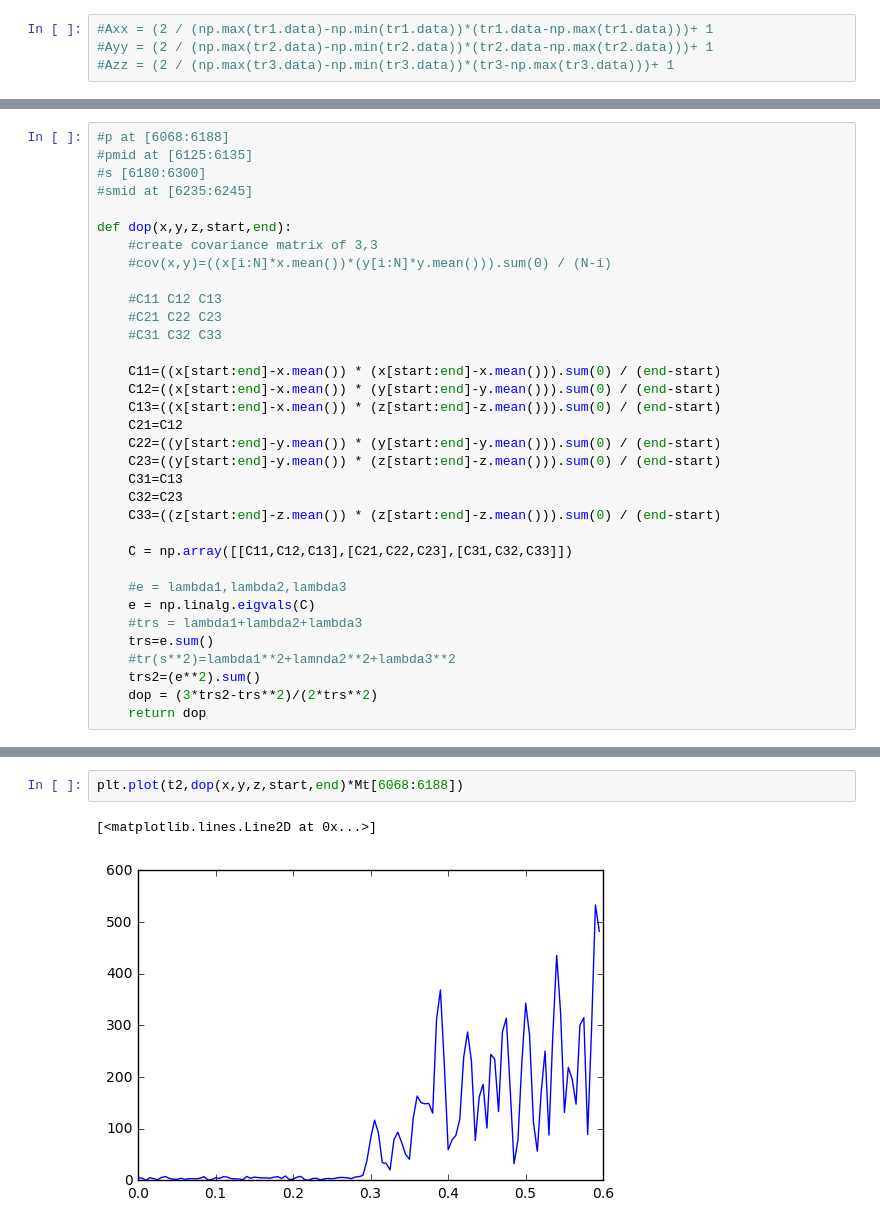
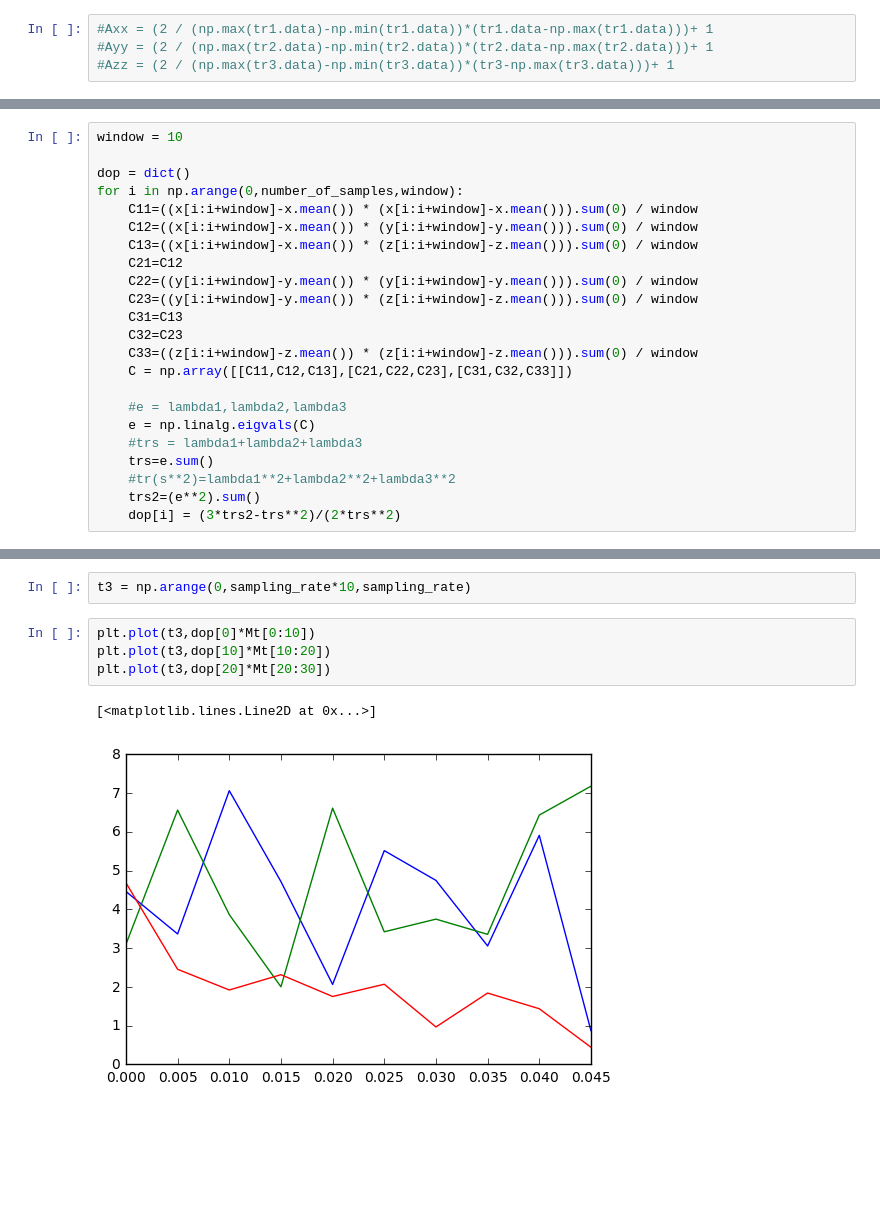
Before and after one commit to internnos/final-project, a Jupyter notebook: Degree of Polarisation.ipynb, the cells around one changed output, grey strips where cells are left out. Drawn from its saved outputs; the diff is of its cells as text; blank space fills up the shorter version.

```diff
--- a/Degree of Polarisation.ipynb
+++ b/Degree of Polarisation.ipynb
@@ -41,34 +50,23 @@ plt.plot(t2,Mt[6068:6188])
 # %%
-#p at [6068:6188]
-#pmid at [6125:6135]
-#s [6180:6300]
-#smid at [6235:6245]
+window = 10
 
-def dop(x,y,z,start,end):
-    #create covariance matrix of 3,3
-    #cov(x,y)=((x[i:N]*x.mean())*(y[i:N]*y.mean())).sum(0) / (N-i)
-
-    #C11 C12 C13
-    #C21 C22 C23
-    #C31 C32 C33
-
-    C11=((x[start:end]-x.mean()) * (x[start:end]-x.mean())).sum(0) / (end-start)
-    C12=((x[start:end]-x.mean()) * (y[start:end]-y.mean())).sum(0) / (end-start)
-    C13=((x[start:end]-x.mean()) * (z[start:end]-z.mean())).sum(0) / (end-start)
+dop = dict()
+for i in np.arange(0,number_of_samples,window):
+    C11=((x[i:i+window]-x.mean()) * (x[i:i+window]-x.mean())).sum(0) / window
+    C12=((x[i:i+window]-x.mean()) * (y[i:i+window]-y.mean())).sum(0) / window
+    C13=((x[i:i+window]-x.mean()) * (z[i:i+window]-z.mean())).sum(0) / window
     C21=C12
-    C22=((y[start:end]-y.mean()) * (y[start:end]-y.mean())).sum(0) / (end-start)
-    C23=((y[start:end]-y.mean()) * (z[start:end]-z.mean())).sum(0) / (end-start)
+    C22=((y[i:i+window]-y.mean()) * (y[i:i+window]-y.mean())).sum(0) / window
+    C23=((y[i:i+window]-y.mean()) * (z[i:i+window]-z.mean())).sum(0) / window
     C31=C13
     C32=C23
-    C33=((z[start:end]-z.mean()) * (z[start:end]-z.mean())).sum(0) / (end-start)
-
+    C33=((z[i:i+window]-z.mean()) * (z[i:i+window]-z.mean())).sum(0) / window
     C = np.array([[C11,C12,C13],[C21,C22,C23],[C31,C32,C33]])
 
     #e = lambda1,lambda2,lambda3
     e = np.linalg.eigvals(C)
     #trs = lambda1+lambda2+lambda3
     trs=e.sum()
-    #tr(s**2)=lambda1**2+lamnda2**2+lambda3**2
+    #tr(s**2)=lambda1**2+lambda2**2+lambda3**2
     trs2=(e**2).sum()
-    dop = (3*trs2-trs**2)/(2*trs**2)
-    return dop
+    dop[i] = (3*trs2-trs**2)/(2*trs**2)
@@ -82,5 +73,9 @@ end = 6188
-# %%
-plt.plot(t2,dop(x,y,z,start,end)*Mt[6068:6188])
-# %% [output]
-[<matplotlib.lines.Line2D at 0x...>]
-[figure, removed]
+# %%
+t3 = np.arange(0,sampling_rate*10,sampling_rate)
+# %%
+plt.plot(t3,dop[0]*Mt[0:10])
+plt.plot(t3,dop[10]*Mt[10:20])
+plt.plot(t3,dop[20]*Mt[20:30])
+# %% [output]
+[<matplotlib.lines.Line2D at 0x...>]
+[figure, added]
```
Also changed, not shown: parts of 3 cells of this notebook, 1 other file.
